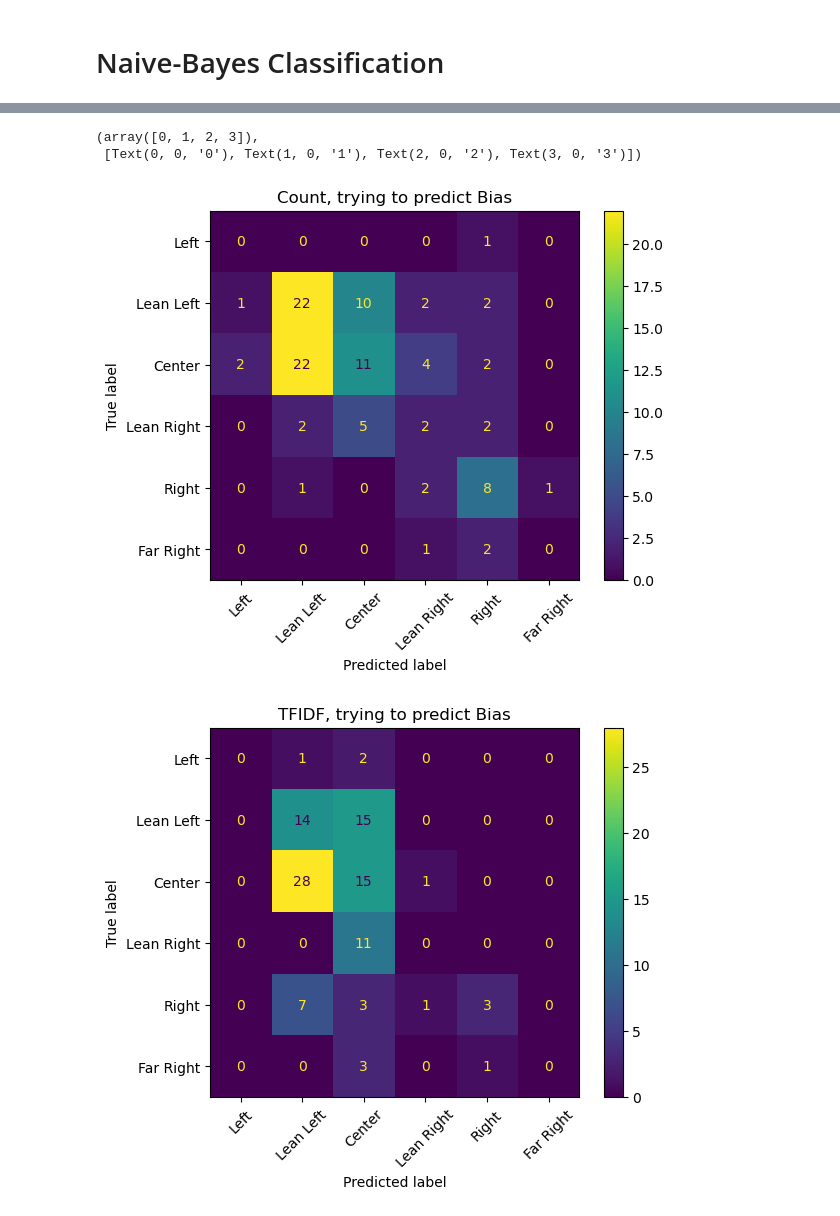
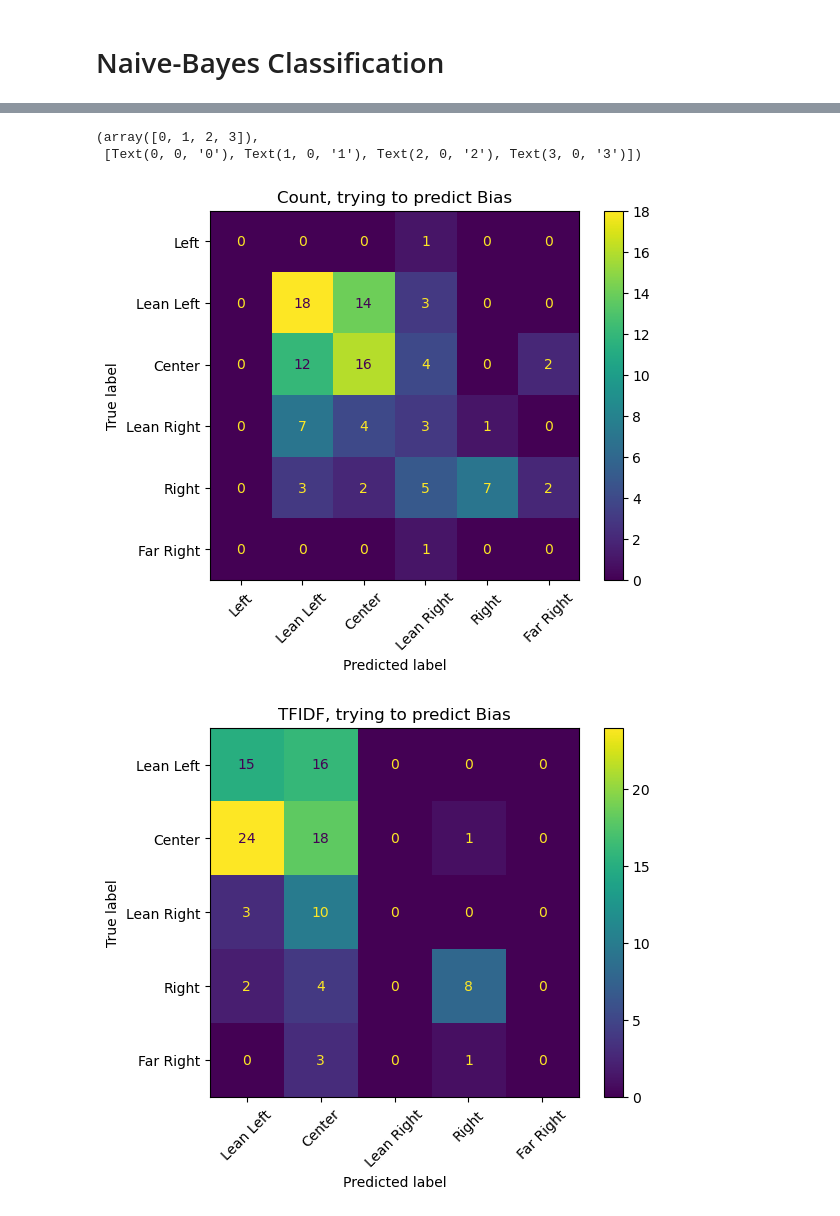
Before and after one commit to EvanMcCormick37/Text-Mining-Research-Project-Spring-2024, a Jupyter notebook: analysis/NaiveBayes.ipynb, the cells around one changed output, grey strips where cells are left out. Cells and saved outputs as stored; diff of their text form; code cells hidden in the pictures.

Commit message:
Code improvements and cleanup
-modified the create_wdm function to filter out tokens of length <3
-Cleaned and organized imports

```diff
--- a/analysis/NaiveBayes.ipynb
+++ b/analysis/NaiveBayes.ipynb
@@ -71,7 +41,8 @@ MyVect_TFIDF=TfidfVectorizer(input='content',
 # %%
 #Converting the Ground News Data into a WDM
 def create_wdm(corpus,index,cv):
-    return pd.DataFrame(cv.fit_transform(corpus[index]).toarray(),columns=cv.get_feature_names_out())
+    df = pd.DataFrame(cv.fit_transform(corpus[index]).toarray(),columns=cv.get_feature_names_out())
+    return df.filter(regex='(?u)[a-zA-Z]{3}+')
 count_wdm = create_wdm(corpus,'title_s',MyVect)
 tfidf_wdm = create_wdm(corpus,'title_s',MyVect_TFIDF)
 wdms=[count_wdm,tfidf_wdm]
@@ -155,35 +126,35 @@ plt.title("Count, trying to predict Bias")
 plt.xticks(rotation=45)
 
 ConfusionMatrixDisplay(confusion_matrix = matrices[1],
-                                            display_labels = ["Left","Lean Left","Center","Lean Right","Right","Far Right"]).plot()
+                                            display_labels = ["Lean Left","Center","Lean Right","Right","Far Right"]).plot()
 plt.title("TFIDF, trying to predict Bias")
 plt.xticks(rotation=45)
 
 ConfusionMatrixDisplay(confusion_matrix = matrices[2]
                        #, display_labels = ['Corporation','Government','Independent','Individual','Media Conglomerate','Other','Private Equity']
                       ).plot()
 plt.title("Count, trying to predict Owner")
 plt.xticks(rotation=45)
 
 ConfusionMatrixDisplay(confusion_matrix = matrices[3]
                        #, display_labels = ['Corporation','Government','Independent','Individual','Media Conglomerate','Other','Private Equity']
                       ).plot()
 plt.title("TFIDF, trying to predict Owner")
 plt.xticks(rotation=45)
 
 ConfusionMatrixDisplay(confusion_matrix = matrices[4]
                        #, display_labels = ['High Factuality', 'Low Factuality', 'Mixed Factuality']
                       ).plot()
 plt.title("Count, trying to predict Factuality")
 plt.xticks(rotation=45)
 
 ConfusionMatrixDisplay(confusion_matrix = matrices[5]
                        #,display_labels = ['High Factuality', 'Low Factuality', 'Mixed Factuality']
                       ).plot()
 plt.title("TFIDF, trying to predict Factuality")
 plt.xticks(rotation=45)
 # %% [output]
 (array([0, 1, 2, 3]),
  [Text(0, 0, '0'), Text(1, 0, '1'), Text(2, 0, '2'), Text(3, 0, '3')])
-[figure, old version]
+[figure, new version]
-[figure, old version]
+[figure, new version]
```
Also changed, not shown: parts of 3 cells of this notebook, 1 other file.
